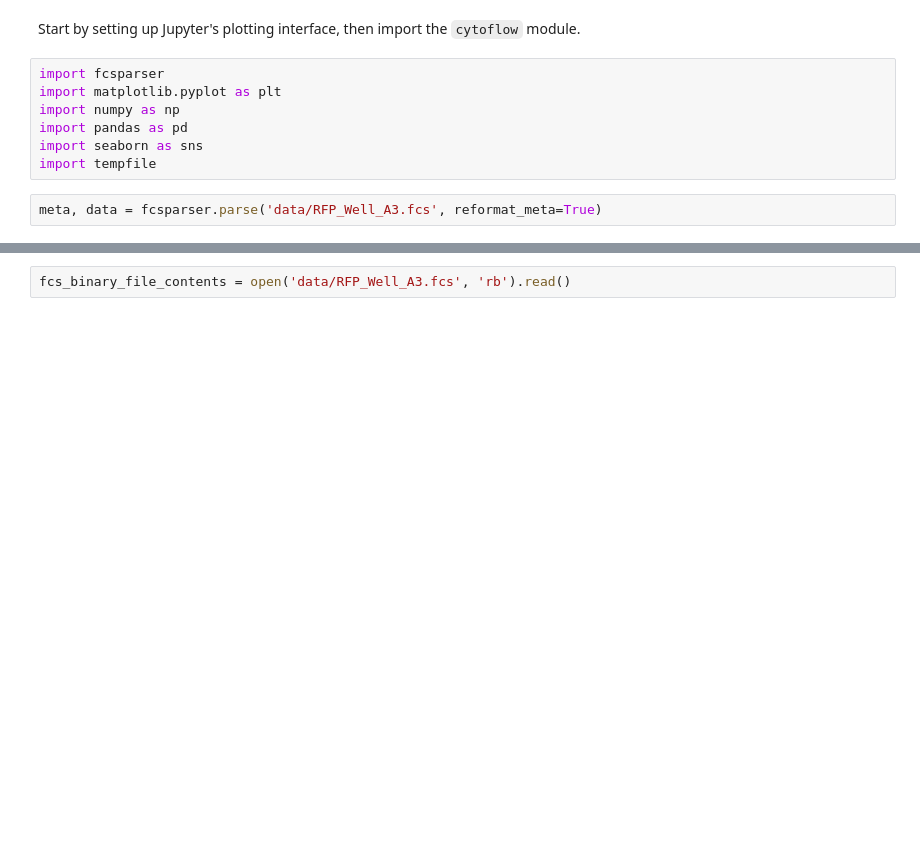
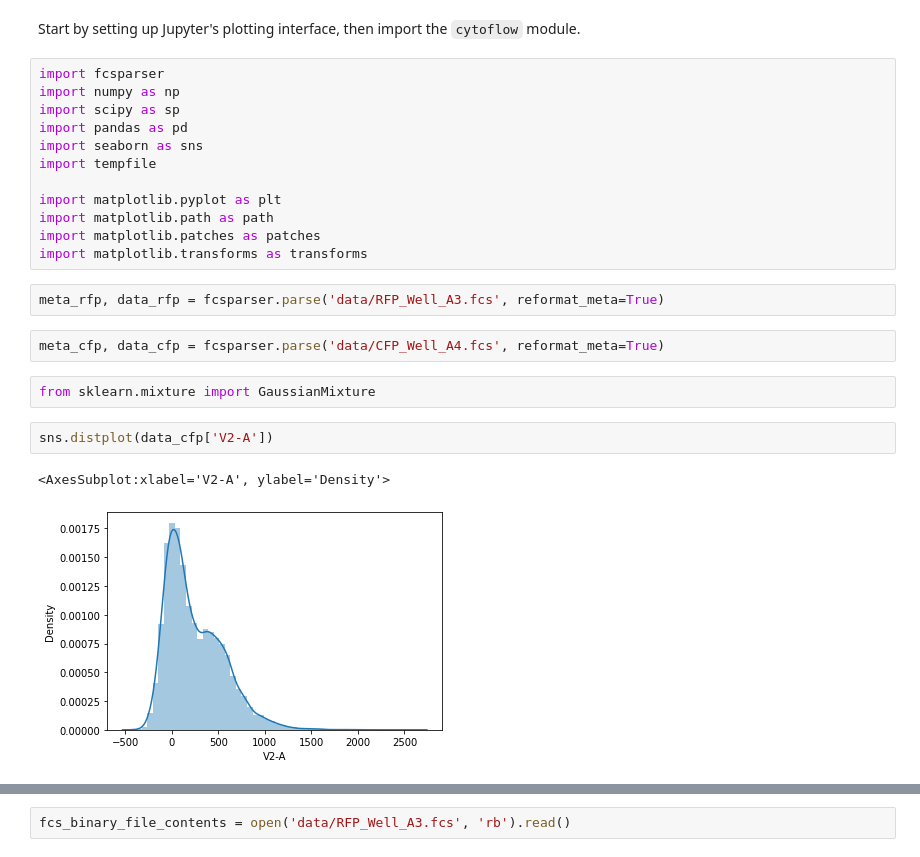
Before and after one commit to bensonlee5/cytoflow, a Jupyter notebook: docs/examples-basic/BL FCS example.ipynb, the cells around one changed output, grey strips where cells are left out. Cells and saved outputs as stored; diff of their text form; blank space fills up the shorter version.

```diff
--- a/docs/examples-basic/BL FCS example.ipynb
+++ b/docs/examples-basic/BL FCS example.ipynb
@@ -12,10 +12,24 @@ Let's look at a very basic experiment, containing only two tubes.  These two tub
 Start by setting up Jupyter's plotting interface, then import the `cytoflow` module.
 # %%
 import fcsparser
-import matplotlib.pyplot as plt
 import numpy as np
+import scipy as sp
 import pandas as pd
 import seaborn as sns
 import tempfile
+
+import matplotlib.pyplot as plt
+import matplotlib.path as path
+import matplotlib.patches as patches
+import matplotlib.transforms as transforms
 # %%
-meta, data = fcsparser.parse('data/RFP_Well_A3.fcs', reformat_meta=True)
+meta_rfp, data_rfp = fcsparser.parse('data/RFP_Well_A3.fcs', reformat_meta=True)
+# %%
+meta_cfp, data_cfp = fcsparser.parse('data/CFP_Well_A4.fcs', reformat_meta=True)
+# %%
+from sklearn.mixture import GaussianMixture
+# %%
+sns.distplot(data_cfp['V2-A'])
+# %% [output]
+<AxesSubplot:xlabel='V2-A', ylabel='Density'>
+[figure, added]
```
Also changed, not shown: parts of 15 cells of this notebook, 2 other files.
